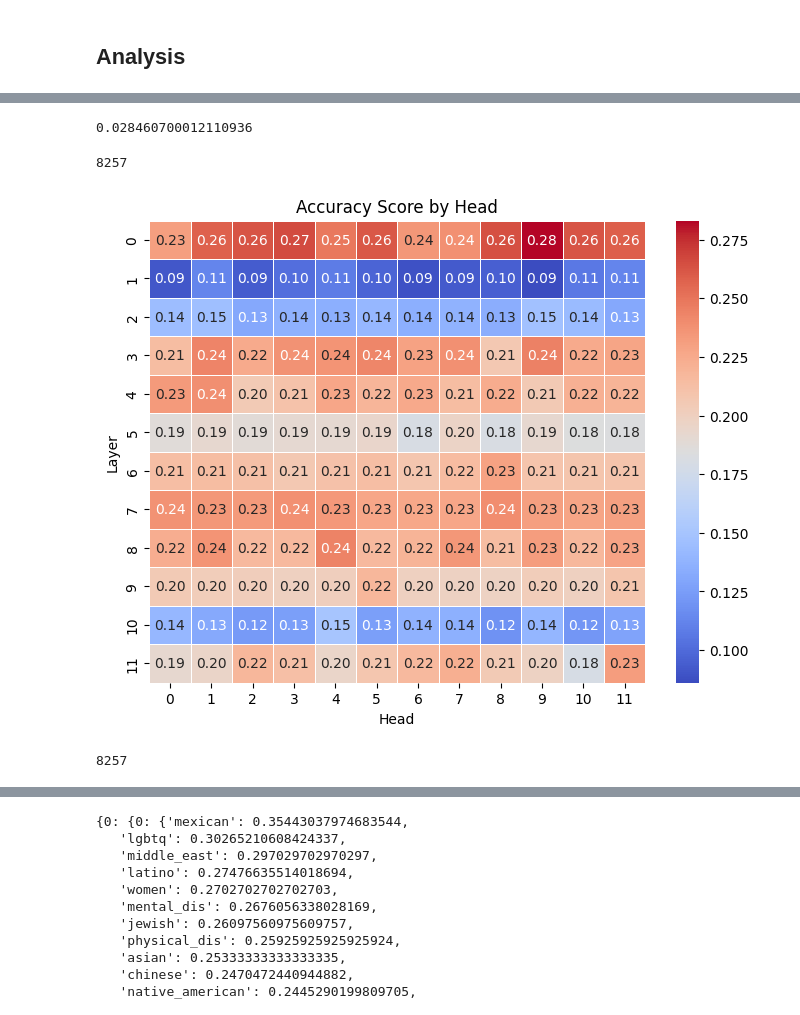
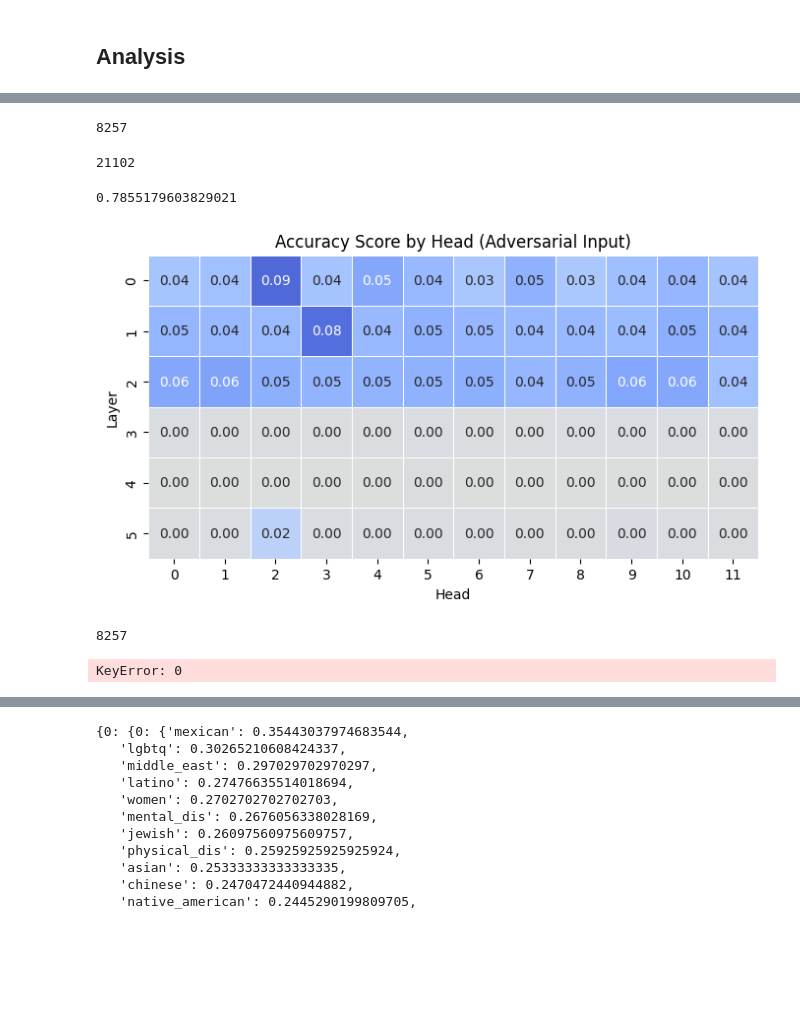
Before and after one commit to wid0gast/interp-toxicity, a Jupyter notebook: patching_pytorch copy.ipynb, the cells around one changed output, grey strips where cells are left out. Cells and saved outputs as stored; diff of their text form; code cells hidden in the pictures; blank space fills up the shorter version.

```diff
--- a/patching_pytorch copy.ipynb
+++ b/patching_pytorch copy.ipynb
@@ -476,34 +506,51 @@ plt.show()
+# %%
+base_preds = json.load(open('pgd/bert_base_preds_toxigen_subset_perturbed.json'))
+# %%
+ablated_preds = json.load(open('pgd/bert_ablated_preds_toxigen_subset_perturbed.json'))
+# %%
+len(base_preds)
+# %% [output]
+8257
 # %%
-df = pd.read_csv('pgd_log_toxigen_similar.csv')
+df = pd.read_csv('pgd_log.csv')
+# %%
+len(df)
+# %% [output]
+21102
 # %%
 acc_scores = np.zeros((12,12))
 for i in range(12):
     for j in range(12):
-        acc_scores[i][j] = np.mean(df.ground_truth_output == np.array(ablated_preds[i][j]))
+        acc_scores[i][j] = np.mean(df.ground_truth_output == np.array(ablated_preds[str(i)][str(j)]))
 # %%
 base_acc = np.mean(df.ground_truth_output == np.array(base_preds))
 base_acc
 # %% [output]
-0.028460700012110936
+0.7855179603829021
-# %%
-len(base_preds)
-# %% [output]
-8257
 # %%
-# Plot the heatmap
-plt.figure(figsize=(8, 6))  # Adjust figure size
-sns.heatmap((acc_scores - base_acc), annot=True, cmap="coolwarm", fmt=".2f", linewidths=0.5)
+# Plot the heatmap for only the first 6 rows (layers)
+plt.figure(figsize=(8, 4))  # Adjust figure size for fewer rows
+sns.heatmap(
+    (acc_scores[:6, :] - base_acc),
+    annot=True,
+    cmap="coolwarm_r",
+    fmt=".2f",
+    linewidths=0.5,
+    cbar=False,
+    vmin=-0.1,
+    vmax=0.1
+)
 
 # Add labels
-plt.title("Accuracy Score by Head")
+plt.title("Accuracy Score by Head (Adversarial Input)")
 plt.xlabel("Head")
 plt.ylabel("Layer")
 
-# plt.savefig(f'textfooler/bert_jigsaw_perturbed_accuracy_scores_by_head.png')
+# plt.savefig(f'textfooler/bert_jigsaw_perturbed_accuracy_scores_by_head_first6.png')
 # Show the plot
 plt.show()
 # %% [output]
-[figure, old version]
+[figure, new version]
 # %%
 len(ablated_preds[0][0])
 # %% [output]
@@ -511,4 +558,8 @@ len(ablated_preds[0][0])
 # %%
 similar_df = pd.read_csv('pgd_log_toxigen_similar.csv').rename(columns={"original_text": "generation"})
 test_df = pd.read_csv('toxigen/test_clean.csv')
+# %%
+len(ablated_preds[0][9])
+# %% [output]
+KeyError: 0
 # %%
```
Also changed, not shown: parts of 22 cells of this notebook, 10 other files.
